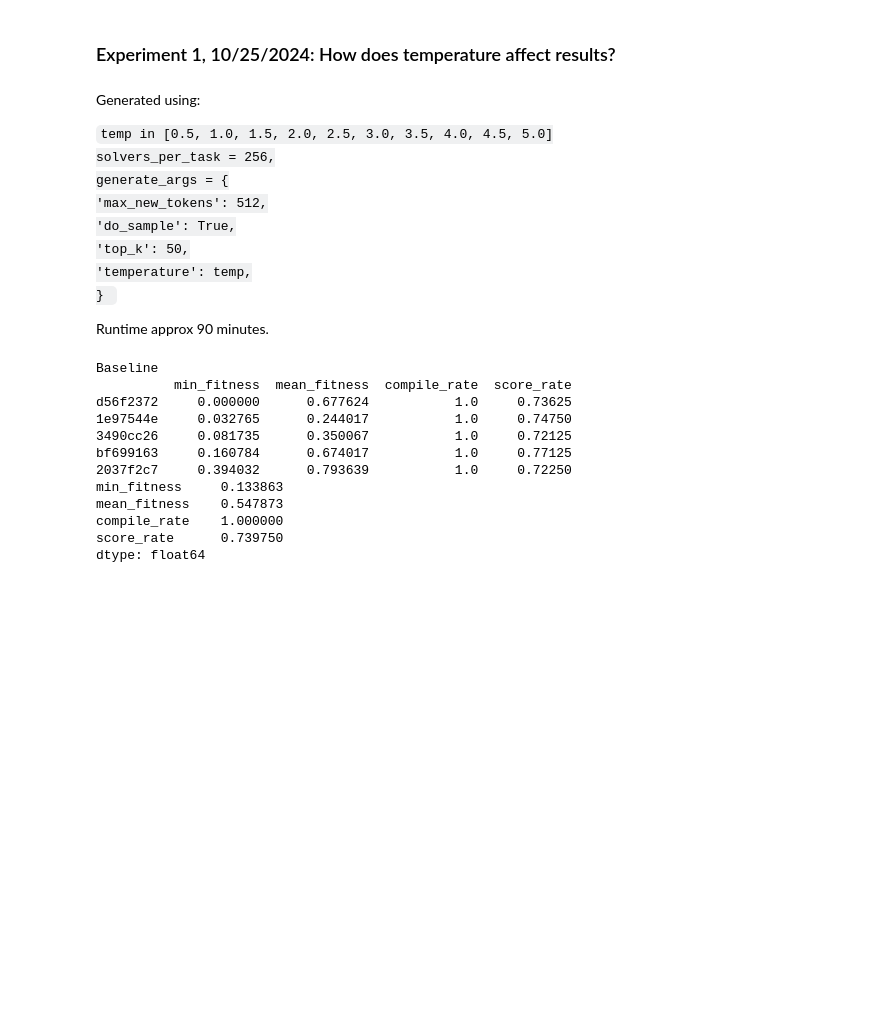
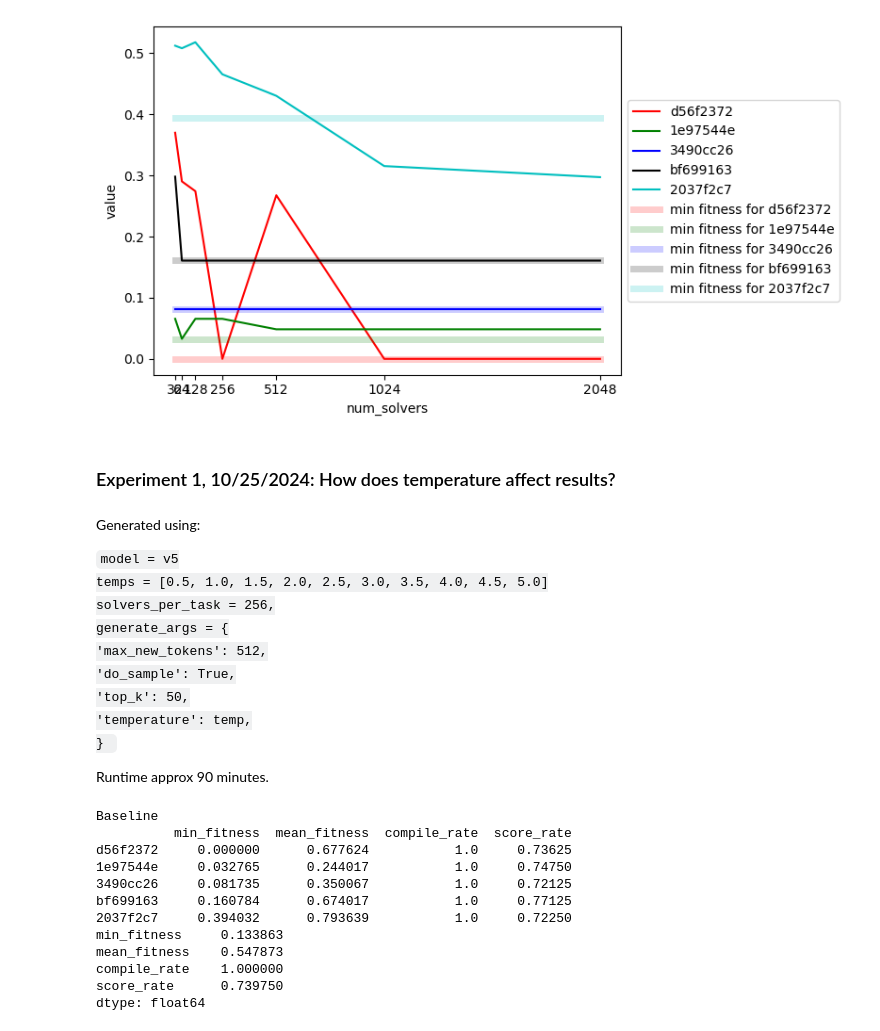
Before and after one commit to AmziJeffs/ARCPrize2024, a Jupyter notebook: genetic algorithm/fitness data charts.ipynb, the cells around one changed output. Cells and saved outputs as stored; diff of their text form; code cells hidden in the pictures; blank space fills up the shorter version.

Commit message:
Chart experiments 1, 2, 3

```diff
--- a/genetic algorithm/fitness data charts.ipynb
+++ b/genetic algorithm/fitness data charts.ipynb
@@ -46,0 +129,7 @@ baseline_summary = compute_summary_stats(baseline)
+# %%
+solver_counts = [32, 64, 128, 256, 512, 1024, 2048]
+# %%
+num_solvers_results = {}
+labels = ['d56f2372', '1e97544e', '3490cc26', 'bf699163', '2037f2c7']
+for count in solver_counts:
+    num_solvers_results[count] = compute_summary_stats(load_log_to_dataframe(f'fitness data/num_solvers experiments/{count}.json'))
@@ -46,0 +153,6 @@ baseline_summary = compute_summary_stats(baseline)
+# %%
+for c in solver_counts:
+    print(f"num_solvers = {c}")
+    print(num_solvers_results[c])
+    print("")
+    print("")
@@ -46,0 +177,6 @@ baseline_summary = compute_summary_stats(baseline)
+# %%
+min_fitnesses = pd.concat([num_solvers_results[c]['min_fitness'] for c in solver_counts], axis = 1)
+min_fitnesses.columns = solver_counts
+min_fitnesses = min_fitnesses.transpose()
+min_fitnesses = min_fitnesses.reset_index(names = 'num_solvers')
+min_fitnesses
@@ -47,9 +192,33 @@ baseline_summary = compute_summary_stats(baseline)
+# %%
+palette = ['r', 'g', 'b', 'k', 'c']
+ax = sns.lineplot(data = pd.melt(min_fitnesses, 'num_solvers'),
+                  x = 'num_solvers',
+                  y = 'value',
+                  hue = 'variable',
+                  palette = palette,
+                 )
+for i, l in enumerate(labels):
+    v = baseline_summary.loc[l, 'min_fitness']
+    ax.plot([solver_counts[0], solver_counts[-1]],
+            [v, v],
+            f"{palette[i]}",
+            label = f"min fitness for {l}",
+            alpha = 0.2,
+            linewidth = 5,
+           )
+
+plt.legend(loc='center left', bbox_to_anchor=(1, 0.5))
+ax.set_xticks(solver_counts)
+plt.show()
+# %% [output]
+[figure, added]
 # %% [markdown]
 ### Experiment 1, 10/25/2024: How does temperature affect results?
 # %% [markdown]
 Generated using:
 
-<code>temp in [0.5, 1.0, 1.5, 2.0, 2.5, 3.0, 3.5, 4.0, 4.5, 5.0]
+<code>model = v5
+temps = [0.5, 1.0, 1.5, 2.0, 2.5, 3.0, 3.5, 4.0, 4.5, 5.0]
 solvers_per_task = 256,
 generate_args = {
     'max_new_tokens': 512,
```
Also changed, not shown: parts of 13 cells of this notebook.
